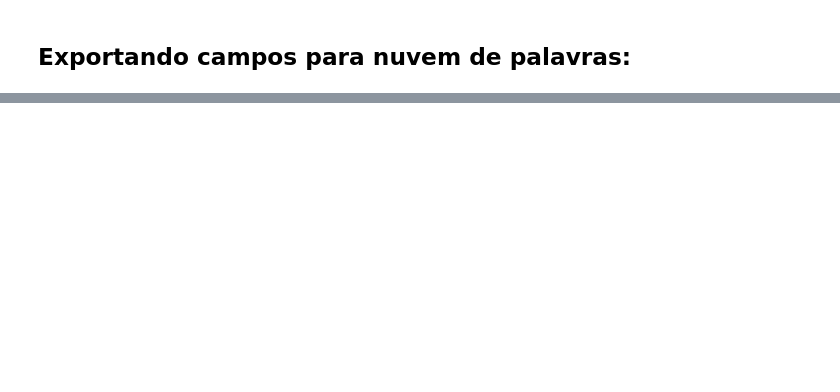
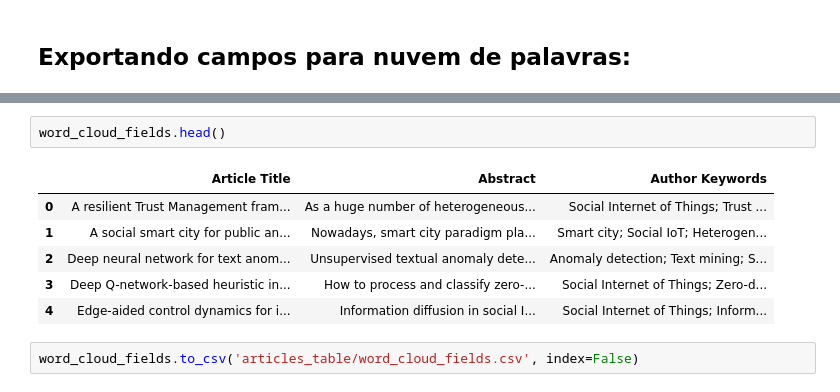
Before and after one commit to Gil32610/review-article-metadata, a Jupyter notebook: Bibliometrics.ipynb, the cells around one changed output, grey strips where cells are left out. Drawn from its saved outputs; the diff is of its cells as text; blank space fills up the shorter version.

```diff
--- a/Bibliometrics.ipynb
+++ b/Bibliometrics.ipynb
@@ -79,0 +65,11 @@ word_cloud_fields.to_csv('articles_table/word_cloud_fields.csv', index=False)
+# %%
+word_cloud_fields.head()
+# %% [output]
+|  | Article Title | Abstract | Author Keywords |
+| 0 | A resilient Trust Management fram... | As a huge number of heterogeneous... | Social Internet of Things; Trust ... |
+| 1 | A social smart city for public an... | Nowadays, smart city paradigm pla... | Smart city; Social IoT; Heterogen... |
+| 2 | Deep neural network for text anom... | Unsupervised textual anomaly dete... | Anomaly detection; Text mining; S... |
+| 3 | Deep Q-network-based heuristic in... | How to process and classify zero-... | Social Internet of Things; Zero-d... |
+| 4 | Edge-aided control dynamics for i... | Information diffusion in social I... | Social Internet of Things; Inform... |
+# %%
+word_cloud_fields.to_csv('articles_table/word_cloud_fields.csv', index=False)
```
Also changed, not shown: parts of 16 cells of this notebook, 31 other files.
